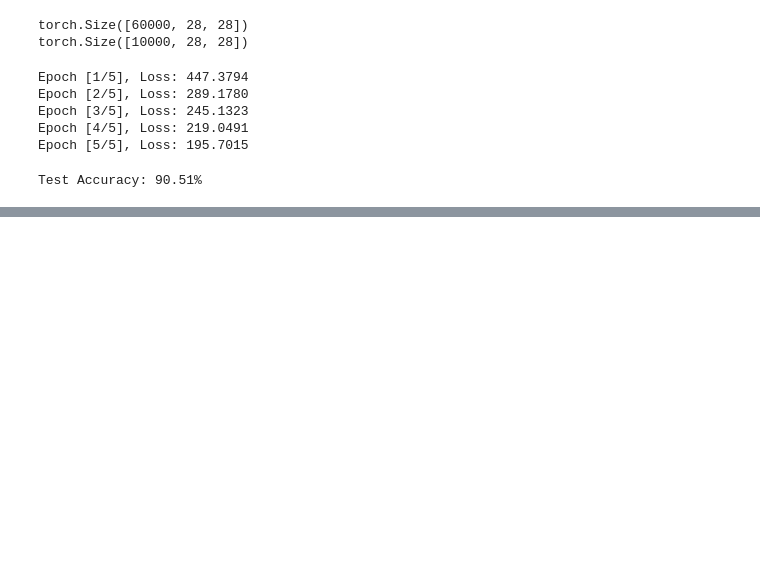
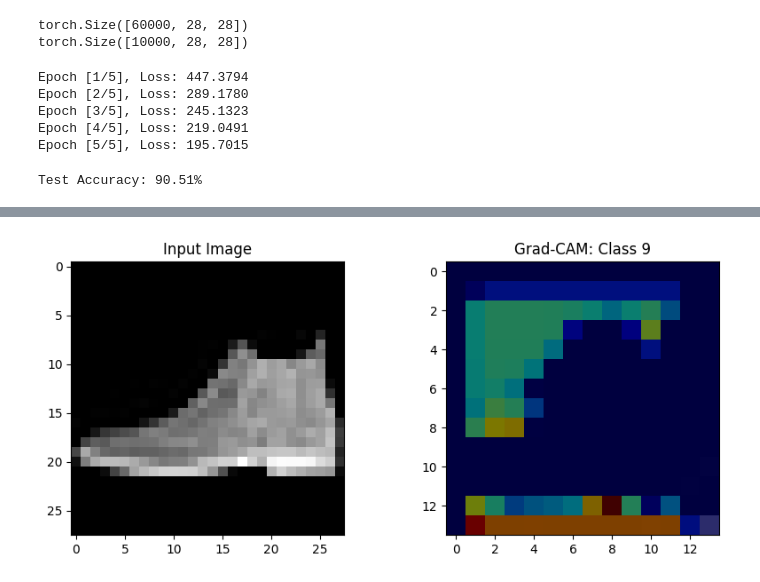
Before and after one commit to ismlrn/cnn-pytorch, a Jupyter notebook: cnn-pytorch.ipynb, the cells around one changed output, grey strips where cells are left out. Saved outputs shown, nothing was run; the diff lists cells and outputs as text; code cells hidden in the pictures; blank space fills up the shorter version.

```diff
--- a/cnn-pytorch.ipynb
+++ b/cnn-pytorch.ipynb
@@ -137,0 +170,40 @@ torch.save(model.state_dict(), f"data/fashion_cnn_weights_{epochs}.pth")
+# %%
+# %%
+
+from torchcam.methods import GradCAM
+from torchvision.transforms.functional import to_pil_image
+import matplotlib.pyplot as plt
+
+# Pick an image and label
+images, labels = next(iter(test_loader))
+img = images[0].unsqueeze(0).to(device)
+
+# Re-enable gradients for inference
+model.eval()
+
+# Initialize GradCAM on final conv layer
+cam_extractor = GradCAM(model, target_layer='conv2')
+
+# Forward pass
+out = model(img)
+pred_class = out.argmax().item()
+
+# Generate CAM for predicted class
+activation_map = cam_extractor(pred_class, out)
+
+# Overlay the heatmap
+heatmap = activation_map[0].squeeze().cpu()
+input_image = img.squeeze().cpu()
+
+plt.figure(figsize=(10, 4))
+plt.subplot(1, 2, 1)
+plt.imshow(input_image, cmap="gray")
+plt.title("Input Image")
+
+plt.subplot(1, 2, 2)
+plt.imshow(input_image, cmap="gray")
+plt.imshow(heatmap, cmap="jet", alpha=0.5)
+plt.title(f"Grad-CAM: Class {pred_class}")
+plt.show()
+# %% [output]
+[figure, added]
```
Also changed, not shown: parts of 13 cells of this notebook, 1 other file.
